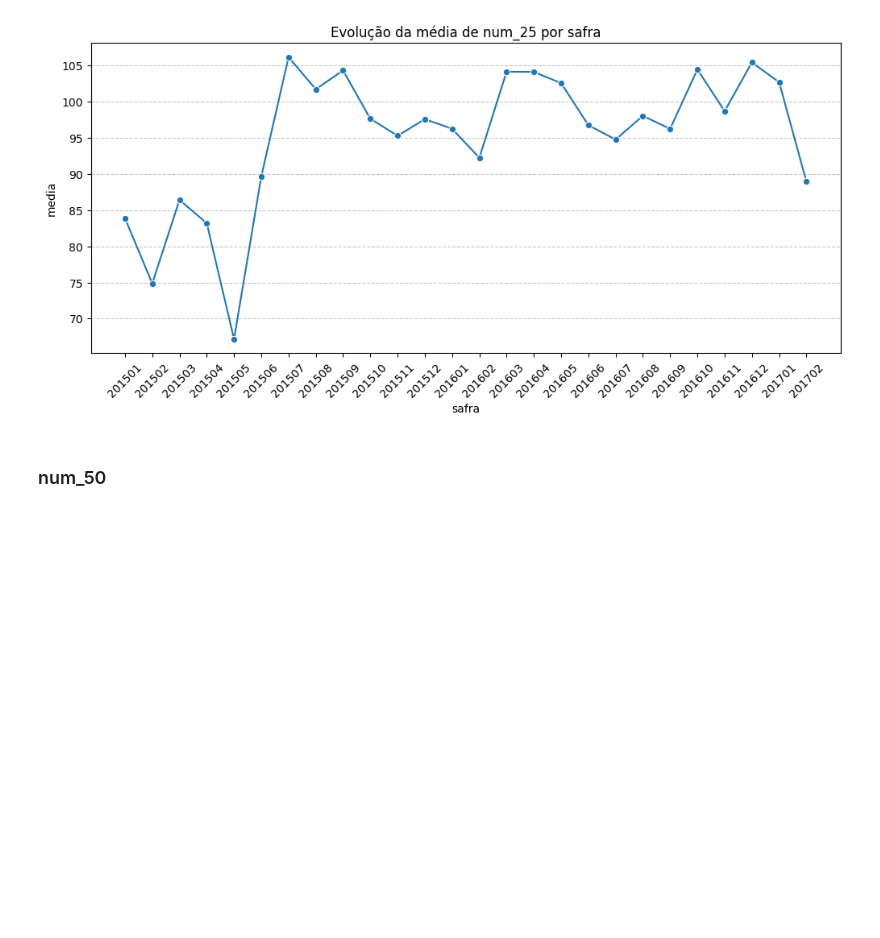
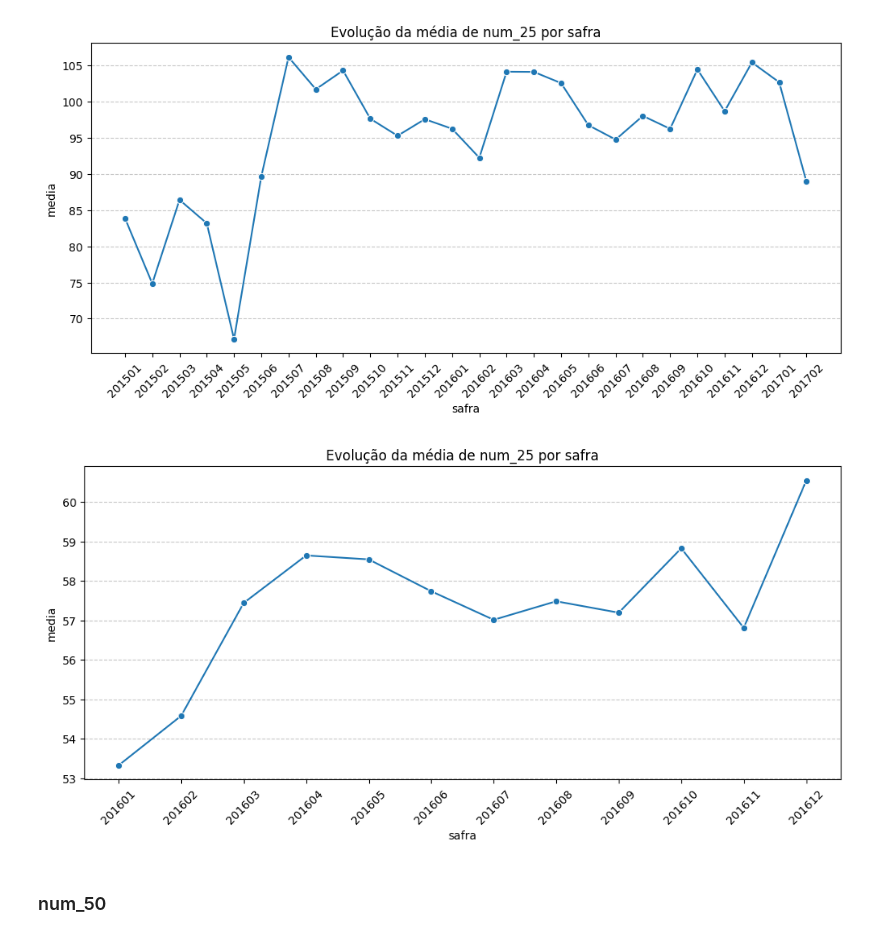
Before and after one commit to GuMauriz/datamaster, a Jupyter notebook: eda.ipynb, the cells around one changed output. Cells and saved outputs as stored; diff of their text form; code cells hidden in the pictures; blank space fills up the shorter version.

```diff
--- a/eda.ipynb
+++ b/eda.ipynb
@@ -425,6 +442,10 @@ Total de outliers (%): 9.85%
 plot_tendencia_temporal(df_logs, col_valor="num_25", col_safra="safra")
 # %% [output]
 [figure]
+# %%
+plot_tendencia_temporal(df_logs.filter((F.col("safra").between(201601, 201612)) & F.col("num_25").between(0, 247)), col_valor="num_25", col_safra="safra")
+# %% [output]
+[figure, added]
 # %% [markdown]
 ### num_50
 # %%
```
Also changed, not shown: parts of 34 cells of this notebook.
